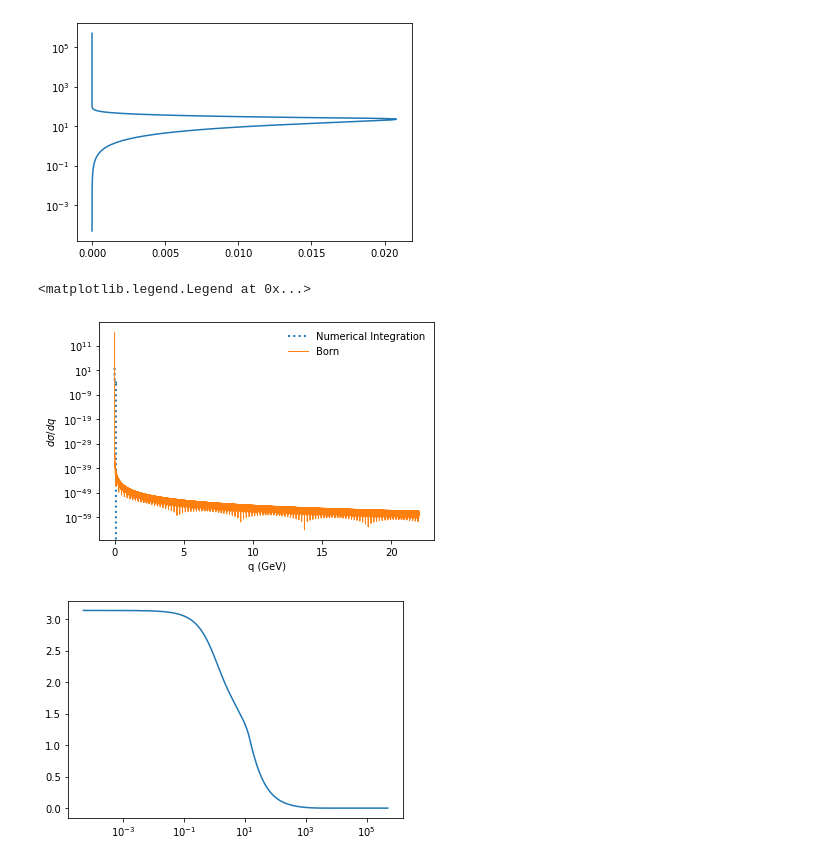
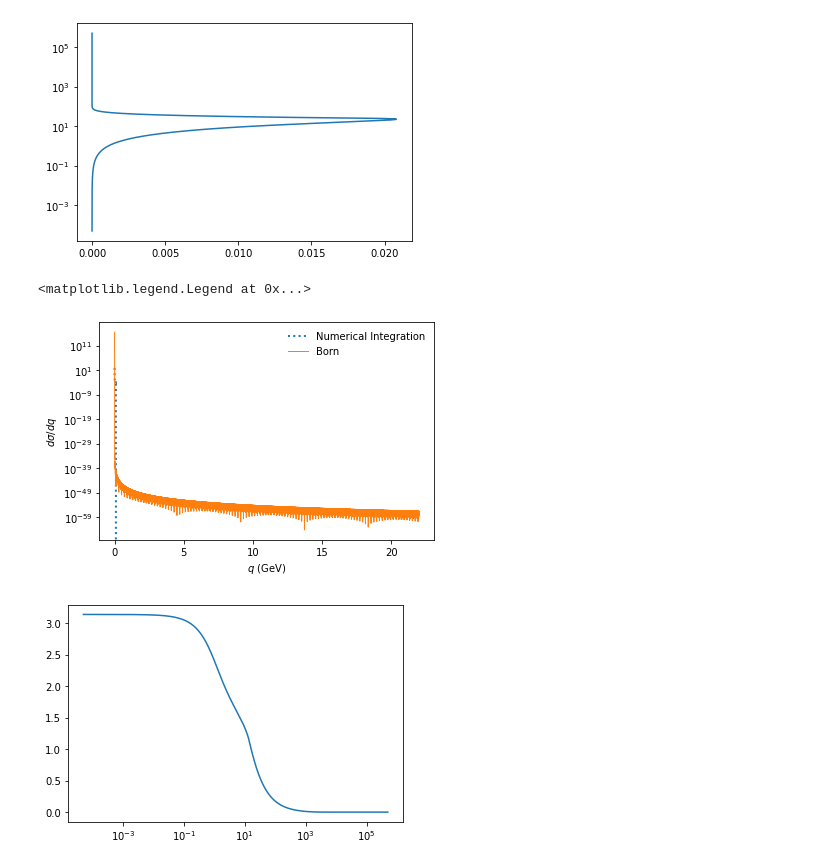
Before and after one commit to yuhants/impulse, a Jupyter notebook: yuhan/new_scattering_calc.ipynb, the cells around one changed output. Cells and saved outputs as stored; diff of their text form; code cells hidden in the pictures.

```diff
--- a/yuhan/new_scattering_calc.ipynb
+++ b/yuhan/new_scattering_calc.ipynb
@@ -404,29 +419,6 @@ q = p * np.sqrt( 2*(1-np.cos(theta)) )
 b.size
 # %% [output]
 2000
-# %%
-def dsig_dq(p, pmax, b, theta):
-
-    q_lin = np.linspace(1e-8, 2*pmax*1.1, 10000)
-    if(len(b1) > 1 ):
-        q1_sorted, q1_idx = np.unique(q1, return_index=True)
-        b1_cubic = CubicSpline(q1[q1_idx], b1[q1_idx])(q1[q1_idx])
-        db1 = np.abs(np.gradient(b1_cubic, q1[q1_idx]))
-
-    q2_sorted, q2_idx = np.unique(q2, return_index=True)
-    b2_cubic = CubicSpline(q2[q2_idx], b2[q2_idx])(q2[q2_idx])
-    db2 = np.abs(np.gradient(b2_cubic, q2[q2_idx]))
-
-    if (len(b1) > 1 ):
-        dsigdq1 = np.interp(q_lin, q1[q1_idx], 2 * np.pi * b1[q1_idx] * db1, right=0)
-    else:
-        dsigdq1 = np.zeros_like(q_lin)
-    dsigdq2 = np.interp(q_lin, q2[q2_idx], 2 * np.pi * b2[q2_idx] * db2, right=0)
-
-    dsigdq_tot = dsigdq1 + dsigdq2
-    dsigdq_tot[q_lin < q_thr] = 0  # Cut off at the momentum threshold
-
-    return q_lin, dsigdq_tot
 # %%
 plt.plot(theta, b)
 # plt.xscale('log')
@@ -441,14 +433,14 @@ dsdq_born_01_finite = dsdo_born_01_finite * 2 * np.pi * q / (p**2)
 # %%
 plt.plot(q/1e9, dsigdq_01_finite, ':', linewidth=2, label='Numerical Integration')
 plt.plot(q/1e9, dsdq_born_01_finite, '-', linewidth=1, label='Born')
 # plt.xscale('log')
 plt.yscale('log')
-plt.xlabel('q (GeV)')
+plt.xlabel('$q$ (GeV)')
 plt.ylabel('$d \sigma /d q$')
 plt.legend(frameon=False)
 # %% [output]
 <matplotlib.legend.Legend at 0x...>
-[figure, old version]
+[figure, new version]
 # %%
 verr = 0.0002654377188594297
 p, b, theta = b_theta(M_X, 0.001, alpha, verr, point_charge=False)
```
Also changed, not shown: parts of 2 cells of this notebook, 1 other file.
